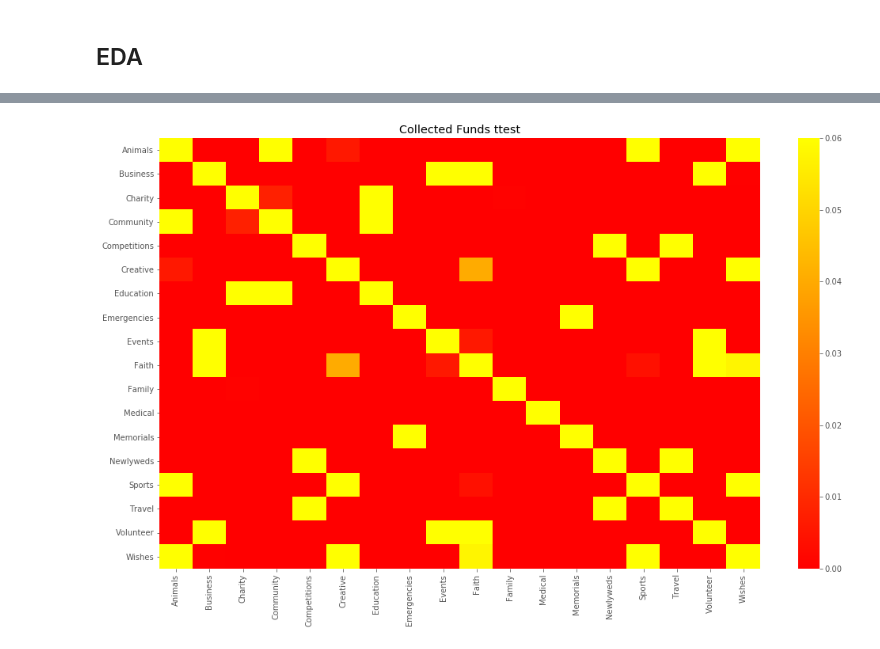
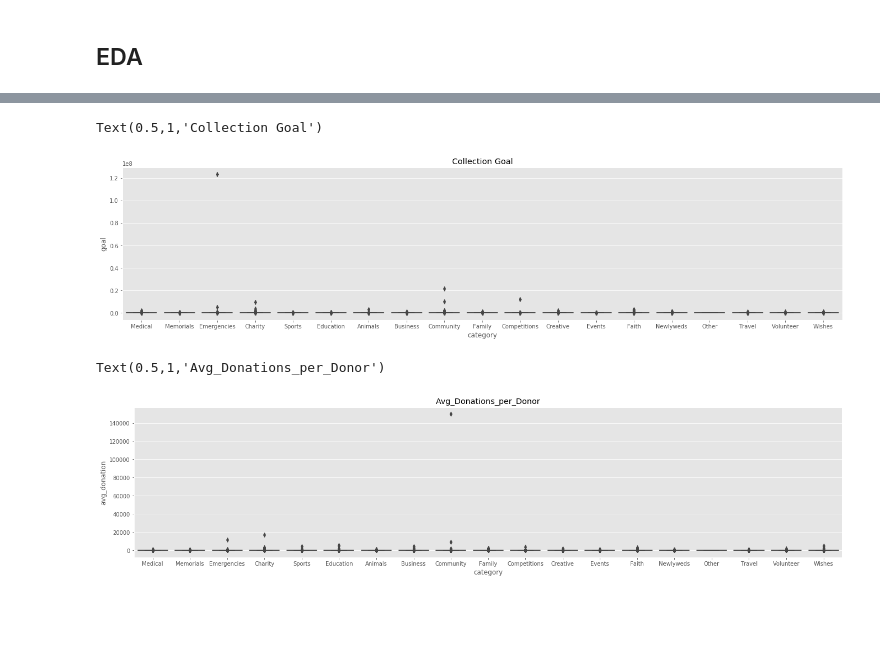
Before and after one commit to deckerdog/WebScrapeProj, a Jupyter notebook: scrape_proj_final.ipynb, the cells around one changed output, grey strips where cells are left out. Drawn from its saved outputs; the diff is of its cells as text; code cells hidden in the pictures; blank space fills up the shorter version.

```diff
--- a/scrape_proj_final.ipynb
+++ b/scrape_proj_final.ipynb
@@ -683,7 +131,21 @@ p_dsf[3]
-# %%
-plt.figure(figsize=(17,10))
-x = sns.heatmap(p_dt[3].fillna(1),vmax = .06, fmt="g", cmap='autumn')
-x.set_title('Collected Funds ttest')
-plt.show()
-# %% [output]
-[figure, removed]
+# %%
+#all numerical features to float
+x = ['num_of_dons', 'goal', 'avg_dons_per_day', 'shares', 'total_collected', 'days_running', 'avg_donation',
+     'avg_daily_donations', 'avg_shares', 'avg_daily_shares', 'polarity', 'subjectivity']
+df[x] = df[x].astype(float)
+# %%
+#boxplot of goal for each category
+fig, ax = plt.subplots(figsize=(23,5))
+x = sns.boxplot(x="category", y="goal", data=df)
+x.set_title('Collection Goal')
+# %% [output]
+Text(0.5,1,'Collection Goal')
+[figure, added]
+# %%
+#boxplot of Avg_Donations_per_Donor for each category
+fig, ax = plt.subplots(figsize=(23,5))
+x = sns.boxplot(x="category", y="avg_donation", data=df)
+x.set_title('Avg_Donations_per_Donor')
+# %% [output]
+Text(0.5,1,'Avg_Donations_per_Donor')
+[figure, added]
```
Also changed, not shown: parts of 97 cells of this notebook, 1 other file.
